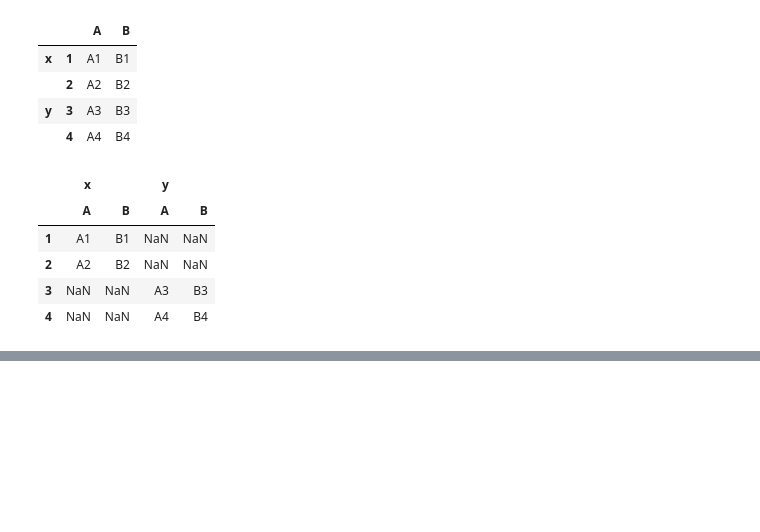
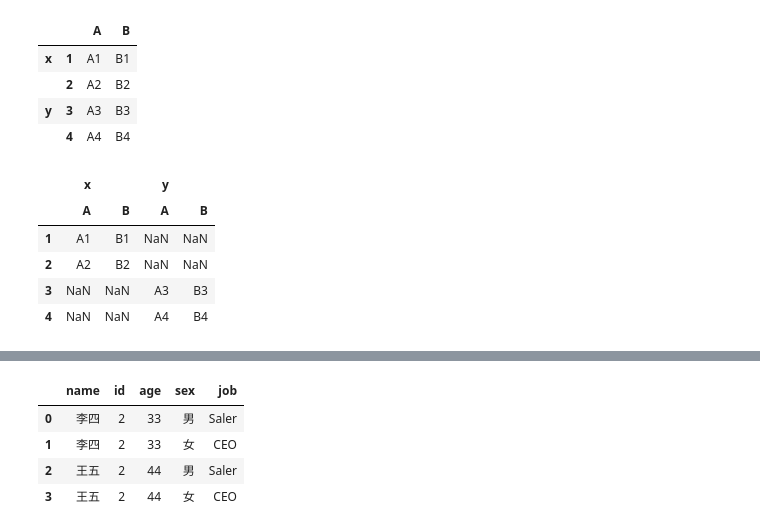
Before and after one commit to lqklqk/python-data-analysis, a Jupyter notebook: 千锋/pandas/04_Pandas数据合并.ipynb, the cells around one changed output, grey strips where cells are left out. Cells and saved outputs as stored; diff of their text form; code cells hidden in the pictures; blank space fills up the shorter version.

```diff
--- a/千锋/pandas/04_Pandas数据合并.ipynb
+++ b/千锋/pandas/04_Pandas数据合并.ipynb
@@ -157,0 +305,12 @@ display(pd.concat([df1,df2],axis=1,keys=['x','y']))
+# %%
+df5 = pd.DataFrame({
+    'name':['张三','李四','王五'],
+    'id':[1,2,2],
+    'age':[22,33,44]
+})
+df6 = pd.DataFrame({
+    'id':[2,2,4],
+    'sex':['男','女','男'],
+    'job':['Saler','CEO','Programer']
+})
+display(df5,df6)
@@ -157,0 +326,9 @@ display(pd.concat([df1,df2],axis=1,keys=['x','y']))
+# %%
+# df5每条数据都会匹配df6的每行数据，如果相同列数据相同，那么会组成一条新的数据
+df5.merge(df6)
+# %% [output]
+|  | name | id | age | sex | job |
+| 0 | 李四 | 2 | 33 | 男 | Saler |
+| 1 | 李四 | 2 | 33 | 女 | CEO |
+| 2 | 王五 | 2 | 44 | 男 | Saler |
+| 3 | 王五 | 2 | 44 | 女 | CEO |
```
Also changed, not shown: parts of 43 cells of this notebook, 3 other files.
